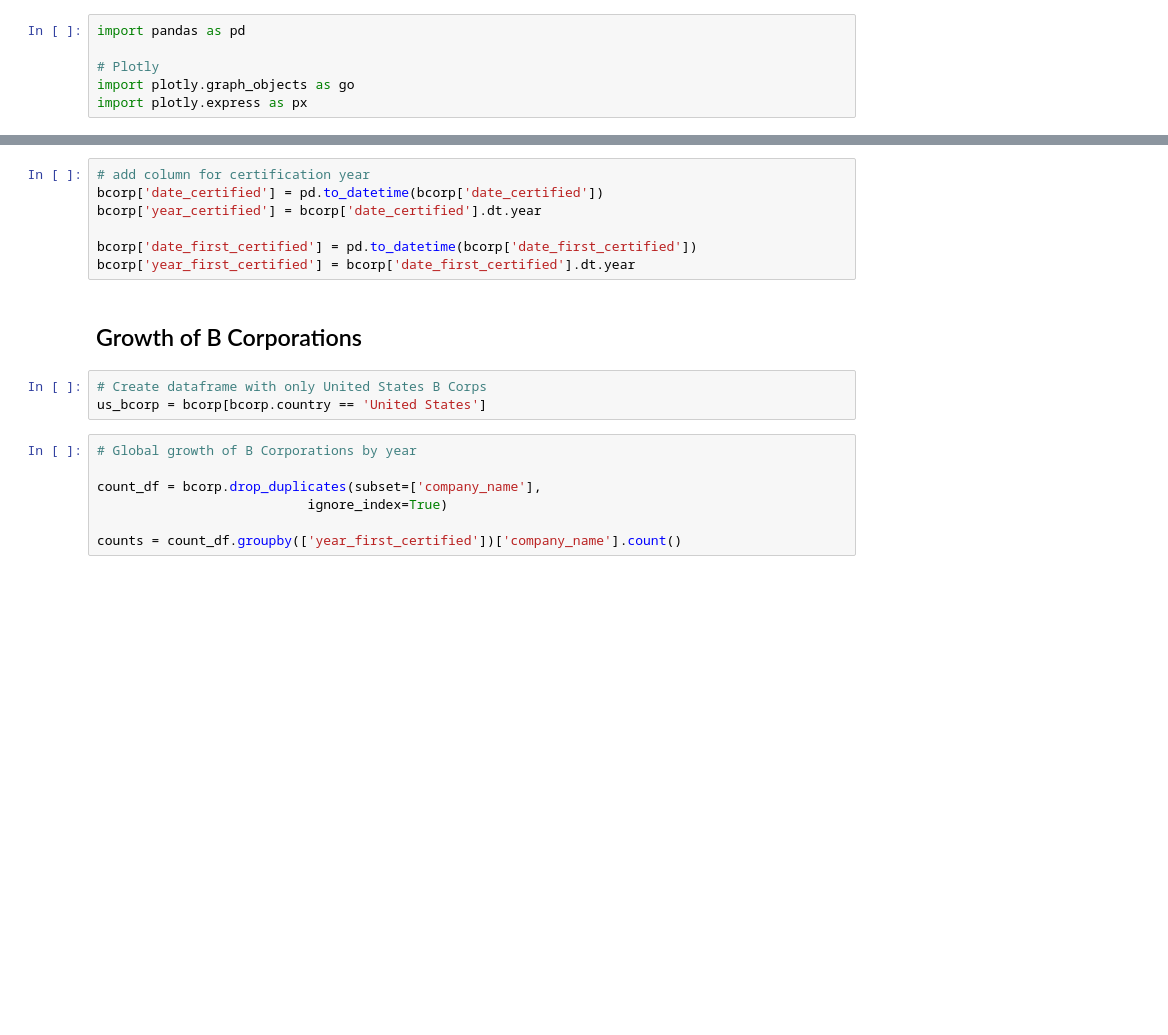
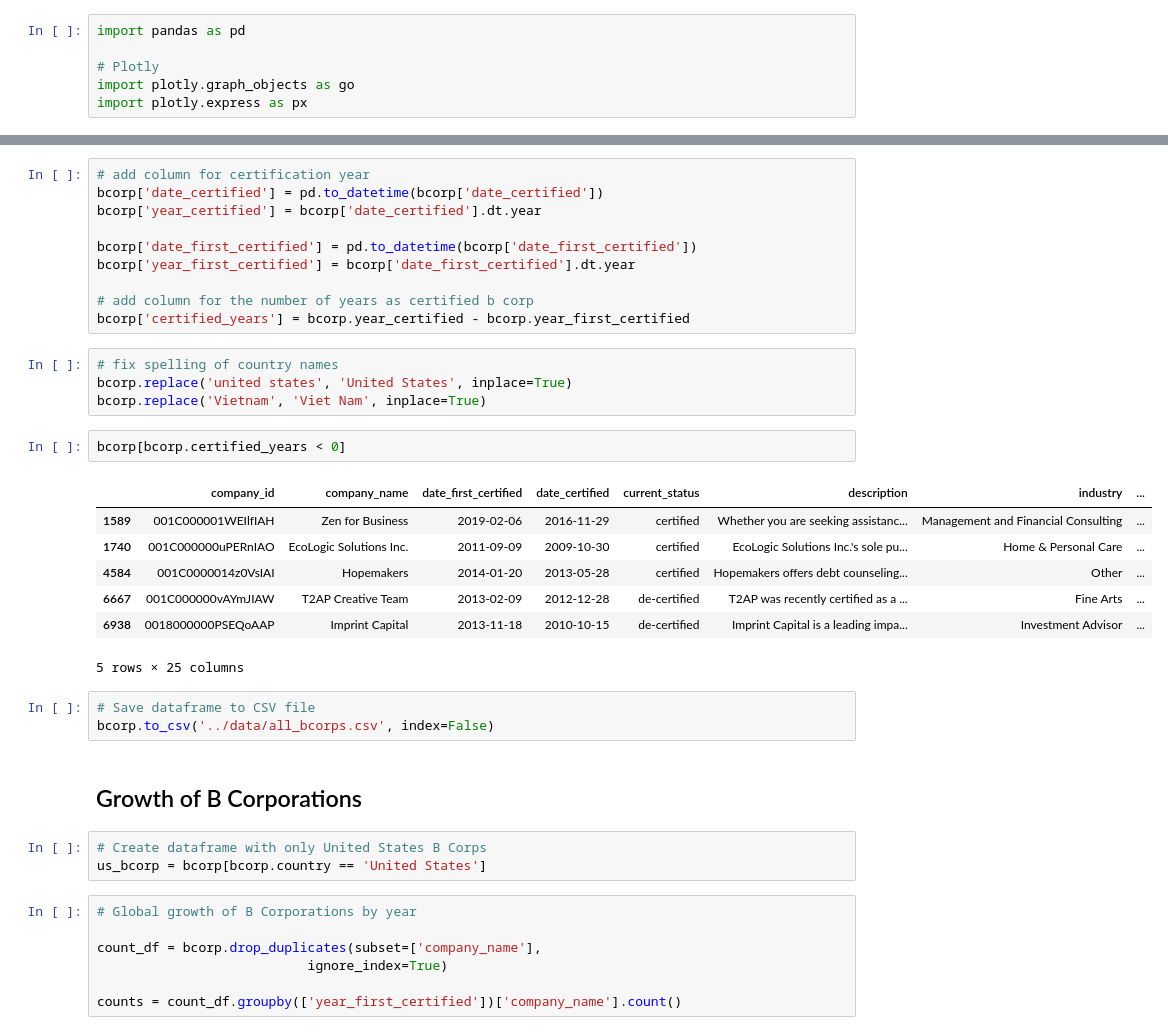
Before and after one commit to Keanna-K/b_corps, a Jupyter notebook: src/additional_EDA.ipynb, the cells around one changed output, grey strips where cells are left out. Saved outputs shown, nothing was run; the diff lists cells and outputs as text; blank space fills up the shorter version.

```diff
--- a/src/additional_EDA.ipynb
+++ b/src/additional_EDA.ipynb
@@ -27,6 +27,26 @@ bcorp['year_certified'] = bcorp['date_certified'].dt.year
 
 bcorp['date_first_certified'] = pd.to_datetime(bcorp['date_first_certified'])
 bcorp['year_first_certified'] = bcorp['date_first_certified'].dt.year
+
+# add column for the number of years as certified b corp
+bcorp['certified_years'] = bcorp.year_certified - bcorp.year_first_certified
+# %%
+# fix spelling of country names
+bcorp.replace('united states', 'United States', inplace=True)
+bcorp.replace('Vietnam', 'Viet Nam', inplace=True)
+# %%
+bcorp[bcorp.certified_years < 0]
+# %% [output]
+|  | company_id | company_name | date_first_certified | date_certified | current_status | description | industry | ... |
+| 1589 | 001C000001WEIlfIAH | Zen for Business | 2019-02-06 | 2016-11-29 | certified | Whether you are seeking assistanc... | Management and Financial Consulting | ... |
+| 1740 | 001C000000uPERnIAO | EcoLogic Solutions Inc. | 2011-09-09 | 2009-10-30 | certified | EcoLogic Solutions Inc.'s sole pu... | Home & Personal Care | ... |
+| 4584 | 001C0000014z0VsIAI | Hopemakers | 2014-01-20 | 2013-05-28 | certified | Hopemakers offers debt counseling... | Other | ... |
+| 6667 | 001C000000vAYmJIAW | T2AP Creative Team | 2013-02-09 | 2012-12-28 | de-certified | T2AP was recently certified as a ... | Fine Arts | ... |
+| 6938 | 0018000000PSEQoAAP | Imprint Capital | 2013-11-18 | 2010-10-15 | de-certified | Imprint Capital is a leading impa... | Investment Advisor | ... |
+5 rows × 25 columns
+# %%
+# Save dataframe to CSV file
+bcorp.to_csv('../data/all_bcorps.csv', index=False)
 # %% [markdown]
 ## Growth of B Corporations
 # %%
```
Also changed, not shown: parts of 6 cells of this notebook, 2 other files.
